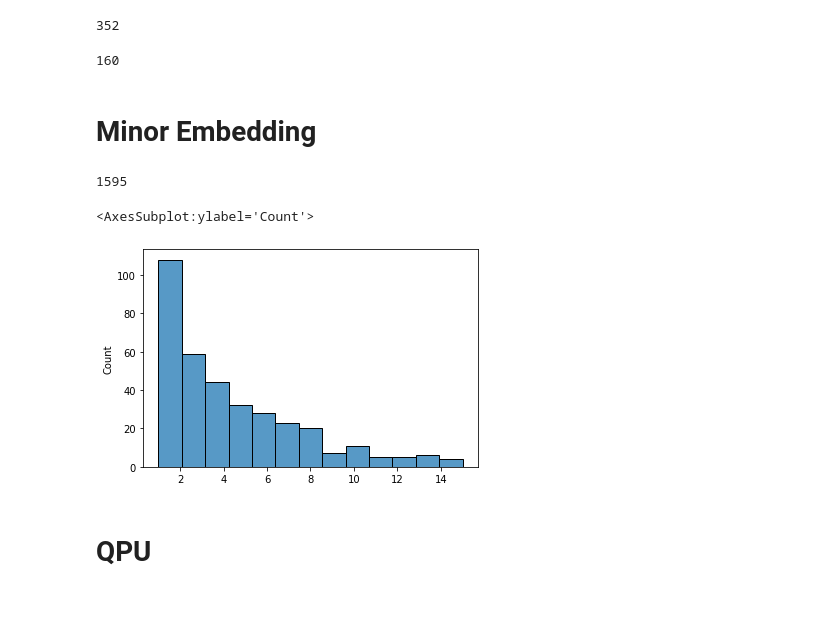
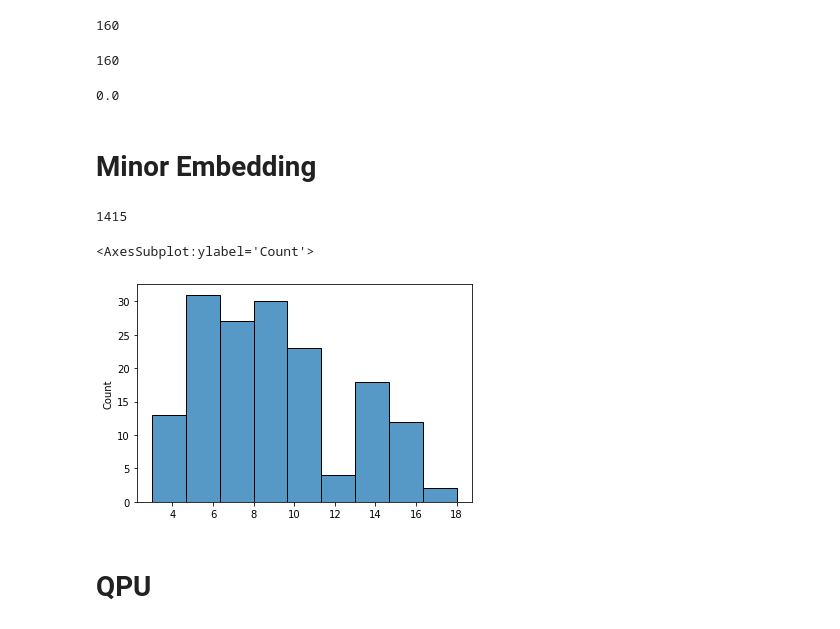
Before and after one commit to smml1996/qa_sat_v2, a Jupyter notebook: SAT-160.ipynb, the cells around one changed output. Saved outputs shown, nothing was run; the diff lists cells and outputs as text; code cells hidden in the pictures.

```diff
--- a/SAT-160.ipynb
+++ b/SAT-160.ipynb
@@ -10,12 +10,21 @@ _variables = 160
 path = f"./{folder}/sgen1-{folder}-{_variables}-100.cnf"
 # %%
 num_variables, num_clauses, variables, clauses = load_cnf(path)
-bqm, or_result_vars, clauses_qubits = cnf_to_bqm(variables, clauses)
+bqm, or_result_vars, clauses_qubits, _ = cnf_to_bqm(variables, clauses)
 # %%
 len(bqm.adj)
 # %% [output]
-352
+160
 # %%
 num_variables
 # %% [output]
 160
+# %%
+cnf_result = "-1 -2 3 -4 -5 6 -7 -8 -9 -10 -11 12 -13 -14 -15 -16 -17 18 -19 -20 -21 -22 23 -24 -25 -26 27 -28 -29 -30 -31 32 -33 -34 -35 36 -37 -38 -39 -40 41 -42 -43 -44 -45 -46 -47 -48 49 -50 51 -52 -53 -54 -55 -56 -57 -58 59 -60 61 -62 -63 -64 -65 -66 -67 68 -69 -70 71 -72 -73 -74 -75 -76 -77 78 -79 -80 -81 -82 -83 84 -85 -86 87 -88 -89 -90 -91 -92 -93 94 -95 -96 -97 -98 99 -100 -101 -102 -103 104 -105 -106 107 -108 -109 -110 -111 -112 113 -114 -115 116 -117 -118 -119 -120 -121 -122 -123 124 -125 -126 -127 128 -129 -130 -131 -132 133 -134 -135 136 -137 -138 -139 -140 -141 -142 -143 144 -145 -146 -147 -148 149 -150 -151 152 -153 -154 -155 -156 -157 -158 159 -160 0".split(" ")
+answer = dict()
+for x in cnf_result[:-1]:
+    int_x = int(x)
+    answer[abs(int_x)] = int(int_x > 0)
+evaluate_cnf_formula(answer, or_result_vars, bqm)
+# %% [output]
+0.0
@@ -22,10 +33,10 @@ num_variables
 # %% [markdown]
 # Minor Embedding
 # %%
-embedding = get_embedding(bqm, 40) #121
+embedding = get_embedding(bqm, 109)
 print(count_qubits_used(embedding))
 sns.histplot(get_chain_lengths(bqm, embedding)[0])
 # %% [output]
-1595
+1415
 <AxesSubplot:ylabel='Count'>
-[figure, old version]
+[figure, new version]
```
Also changed, not shown: parts of 55 cells of this notebook, 9 other files.
